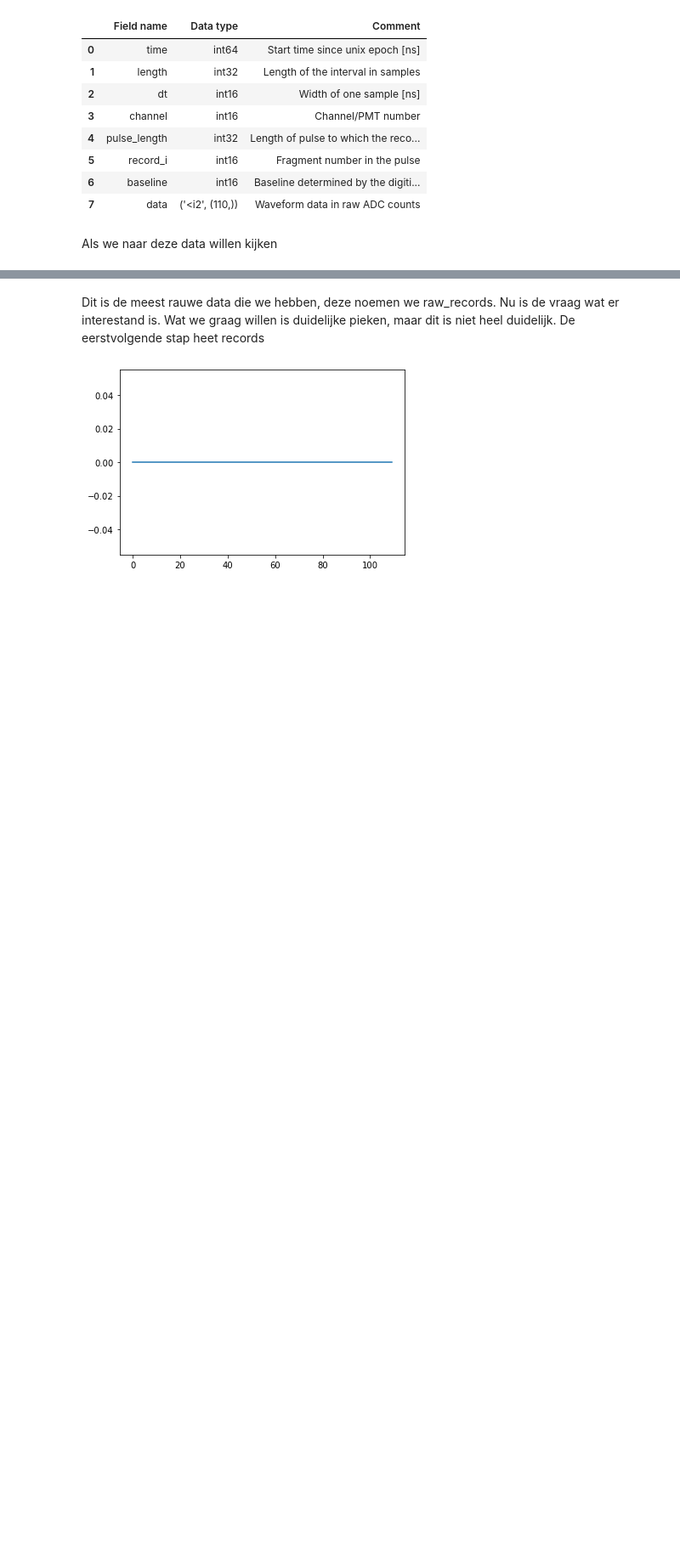
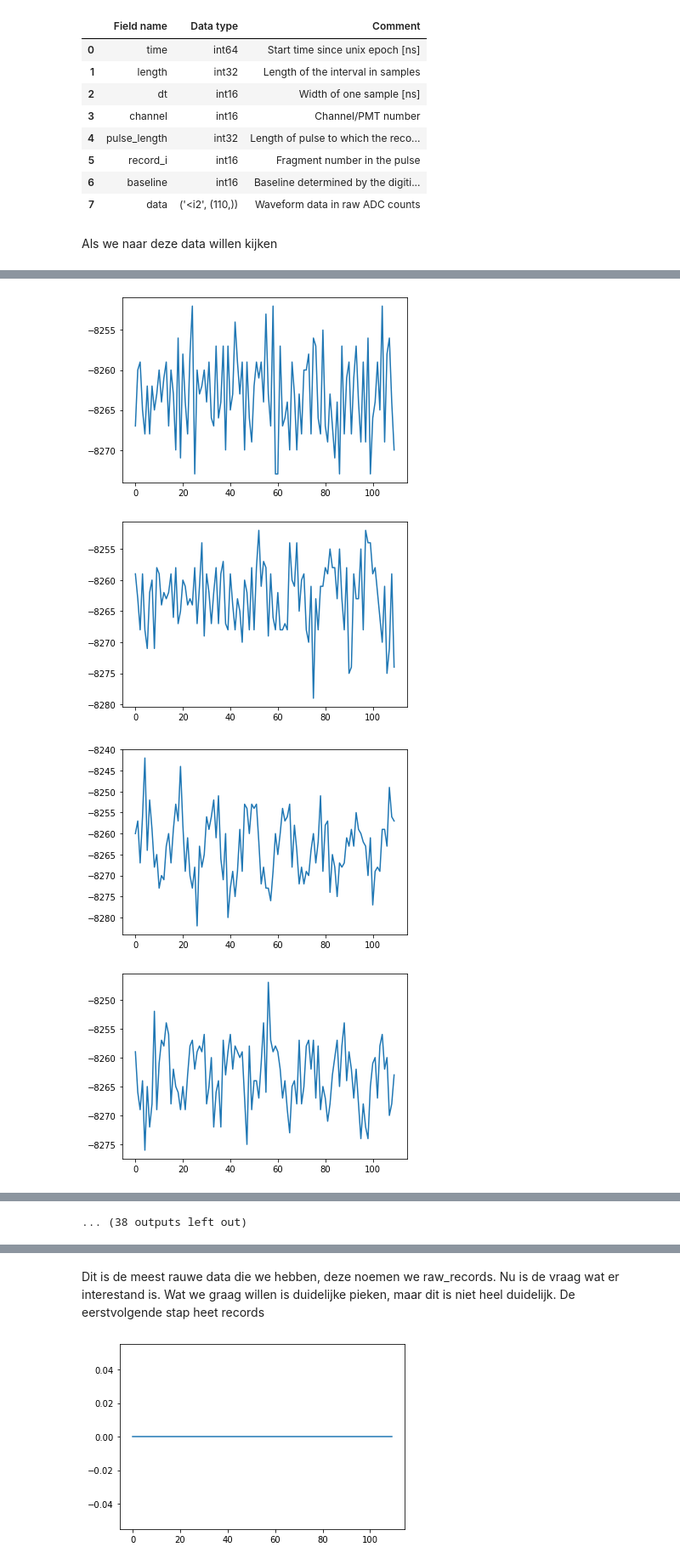
Before and after one commit to XAMS-nikhef/amstrax, a Jupyter notebook: notebooks/Tutorial.ipynb, the cells around one changed output, grey strips where cells are left out. Shown at 85% size. Cells and saved outputs as stored; diff of their text form; code cells hidden in the pictures; blank space fills up the shorter version.

```diff
--- a/notebooks/Tutorial.ipynb
+++ b/notebooks/Tutorial.ipynb
@@ -53,4 +75,4 @@ ax.data_info('raw_records')
 # %% [markdown]
 Als we naar deze data willen kijken
 # %%
-records = ax.get_array(run_ids[5],'raw_records')
+records = ax.get_array(run_ids[9],'raw_records')
@@ -56,0 +96,9 @@ records = ax.get_array(run_ids[5],'raw_records')
+# %%
+for r in records[:50]:
+    plt.plot(r['data'])
+    plt.show()
+# %% [output]
+[figure, added]
+[figure, added]
+[figure, added]
+[figure, added]
@@ -56,0 +113 @@ records = ax.get_array(run_ids[5],'raw_records')
+... (38 outputs left out)
```
Also changed, not shown: parts of 8 cells of this notebook, 5 other files.
